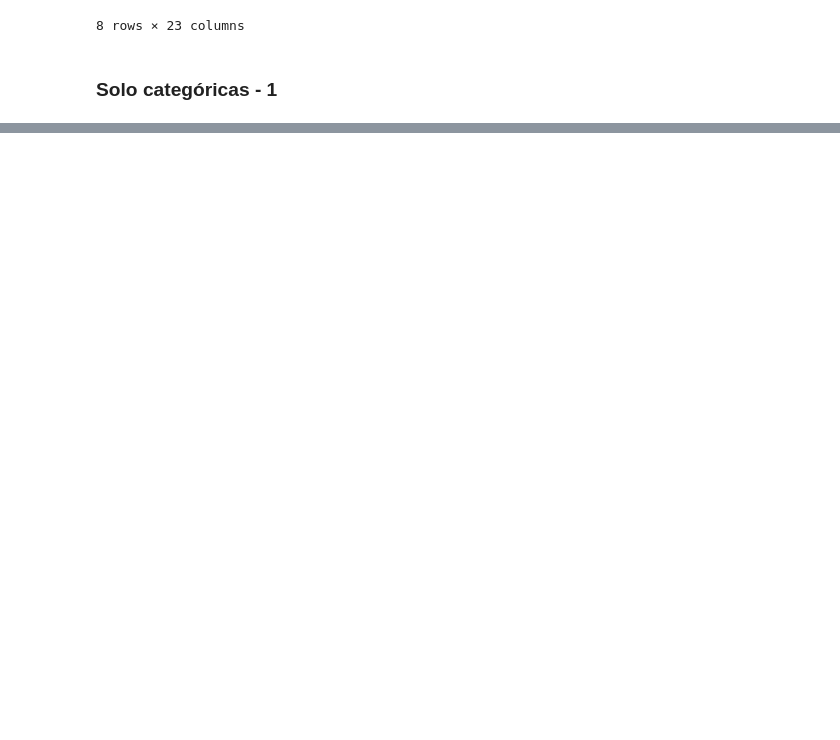
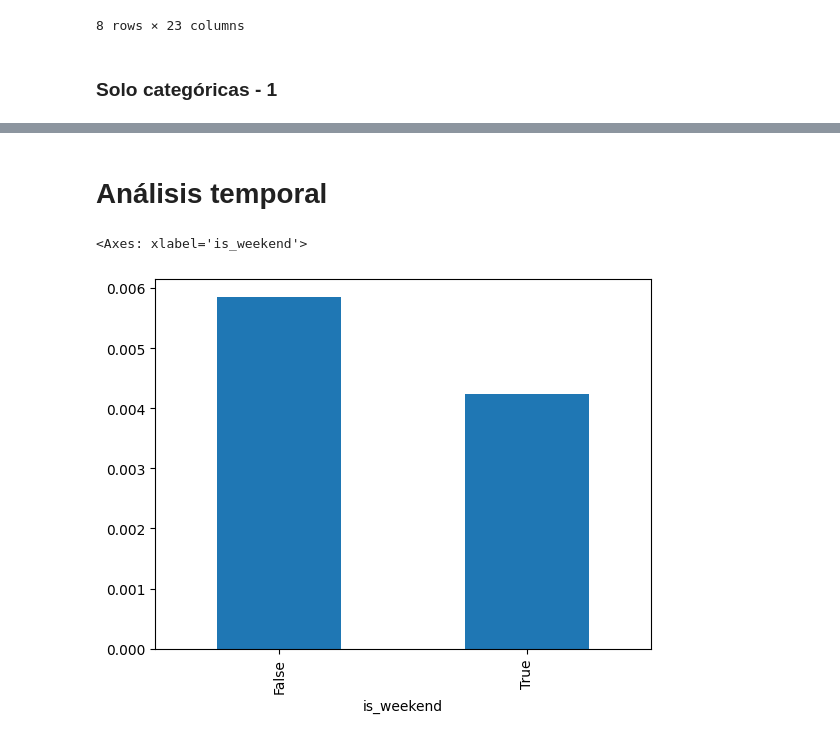
Before and after one commit to AGM54/PROYECTO1, a Jupyter notebook: plusTI.ipynb, the cells around one changed output, grey strips where cells are left out. Drawn from its saved outputs; the diff is of its cells as text; code cells hidden in the pictures; blank space fills up the shorter version.

```diff
--- a/plusTI.ipynb
+++ b/plusTI.ipynb
@@ -266,0 +343,13 @@ Created in <span style='font-weight:600;margin-left:4px;'>Deepnote</span></a>
+# %% [markdown]
+# Análisis temporal
+# %%
+
+sds['date'] = pd.to_datetime(sds['unix_time'], unit='s')
+sds['weekday'] = sds['date'].dt.weekday
+sds['is_weekend'] = sds['weekday'].isin([5, 6])
+
+
+pd.crosstab(sds['is_weekend'], sds['is_fraud'], normalize='index')[1].plot.bar()
+# %% [output]
+<Axes: xlabel='is_weekend'>
+[figure, added]
```
Also changed, not shown: parts of 15 cells of this notebook.
